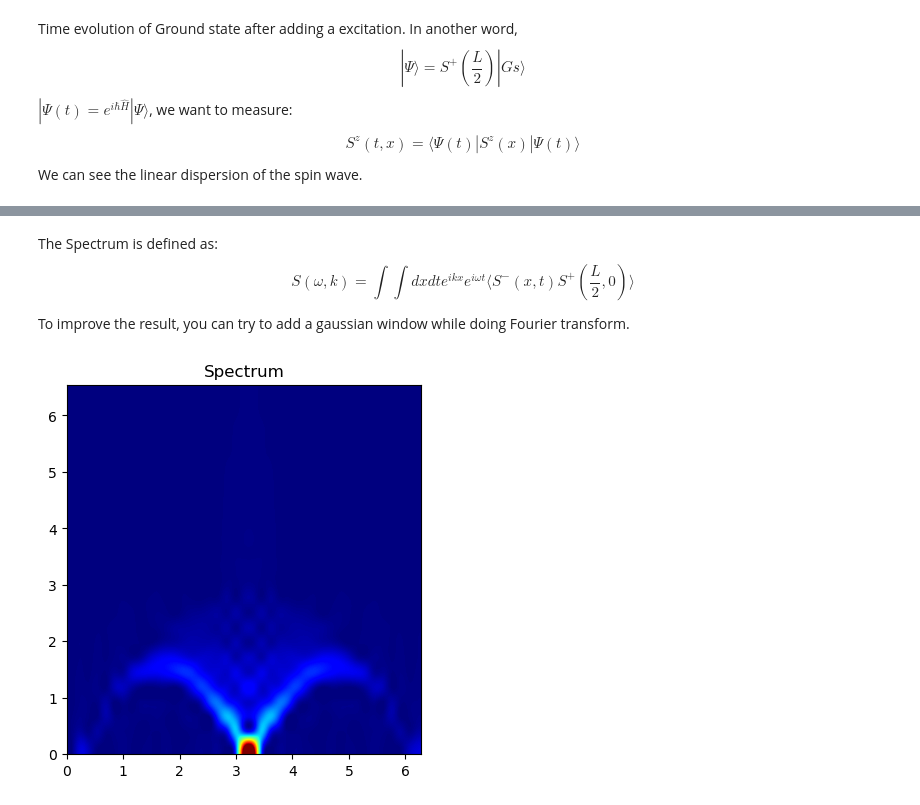
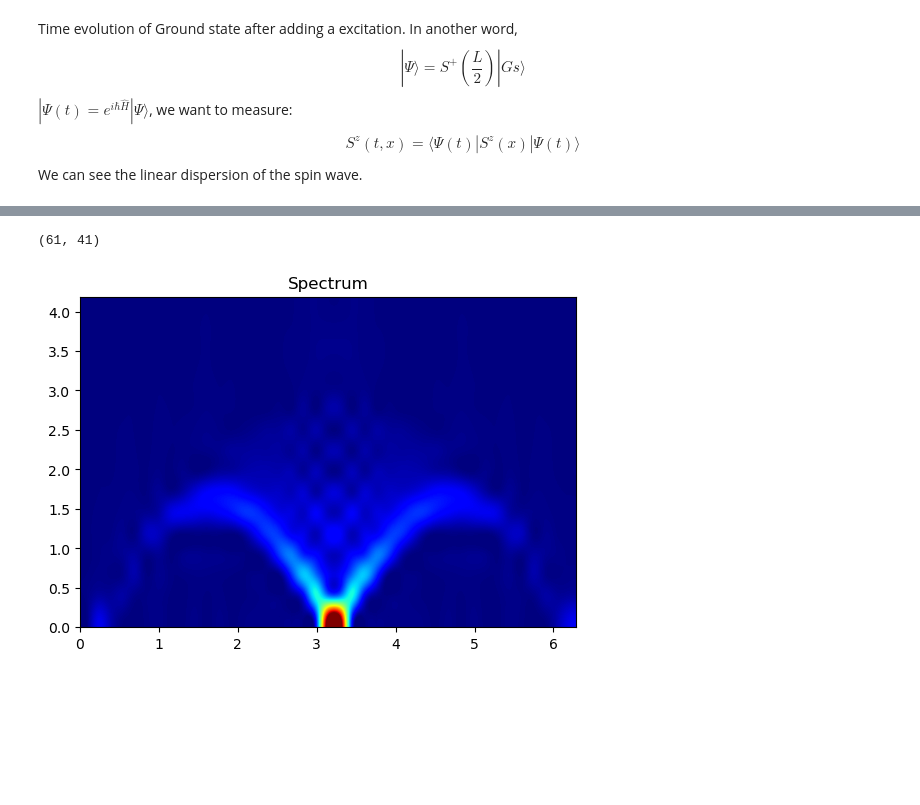
Before and after one commit to DavidGoing/DMRG, a Jupyter notebook: DMRG_TDVP.ipynb, the cells around one changed output, grey strips where cells are left out. Drawn from its saved outputs; the diff is of its cells as text; code cells hidden in the pictures; blank space fills up the shorter version.

```diff
--- a/DMRG_TDVP.ipynb
+++ b/DMRG_TDVP.ipynb
@@ -51,7 +51,7 @@ def contract_from_right(W, A, F, B):
     # return np.einsum("abst,sij,bjl,tkl->aik",W,A,F,B, optimize=True)
     Temp = np.einsum("sij,bjl->sbil", A, F)
     Temp = np.einsum("sbil,abst->tail", Temp, W)
-    return np.einsum("tail,tkl->aik", Temp, B)
+    return np.einsum("tail,tkl->aik", Temp, B.conjugate())
 
 
 def contract_from_left(W, A, E, B):
@@ -60,7 +60,7 @@ def contract_from_left(W, A, E, B):
     # return np.einsum("abst,sij,aik,tkl->bjl",W,A,E,B, optimize=True)
     Temp = np.einsum("sij,aik->sajk", A, E)
     Temp = np.einsum("sajk,abst->tbjk", Temp, W)
-    return np.einsum("tbjk,tkl->bjl", Temp, B)
+    return np.einsum("tbjk,tkl->bjl", Temp, B.conjugate())
 
 
 # construct the F-matrices for all sites except the first
@@ -254,8 +254,6 @@ print("Final energy expectation value {}".format(Energy))
 
 H2 = Expectation(MPS, HamSquared, MPS)
 print("variance = {:16.12f}".format(H2 - Energy * Energy))
-
-Gs = copy.deepcopy(MPS)
 # %% [output]
 Sweep 0 Sites 0,1    Energy -10.309016994375    States    2 Truncation   0.000000000000
 Sweep 0 Sites 1,2    Energy -10.439692620786    States    2 Truncation   0.000000000000
@@ -525,27 +556,25 @@ plt.close()
-# %% [markdown]
-The Spectrum is defined as:
-$$
-S(\omega,k) = \int\int dx dt e^{ikx} e^{i\omega t} \langle S^-(x,t)S^+(\frac{L}{2},0) \rangle
-$$
-
-To improve the result, you can try to add a gaussian window while doing Fourier transform.
+# %%
+Correlaion_SpSm.shape
+# %% [output]
+(61, 41)
 # %%
-phase_factor = [np.exp(Energy*1j*tau*i) for i in range(-time_slice,time_slice+1)]
+
+phase_factor = [np.exp(-Energy*1j*tau*i) for i in range(-time_slice,time_slice+1)]
 
 Correlation = np.transpose(np.array(Correlaion_SpSm))
 Correlation = np.concatenate((np.flip(Correlation[:, 1:].conjugate(), axis=1), Correlation), axis=1)
 Correlation = Correlation @ np.diag(phase_factor)
 Spec = np.absolute(np.fft.fft2(Correlation))
-# Spec = Spec[:, 68:52:-1]
-Spec = Spec[:, 1065:1090]
+Spec = Spec[:, 16:0:-1]
+# Spec = Spec[:, 1065:1090]
 NumOmega = np.shape(Spec)[1]
 K = np.outer(np.linspace(0, np.pi * 2, N), np.ones(NumOmega))
 W = np.outer(np.ones(N), np.linspace(0, NumOmega * np.pi / (tau * time_slice), NumOmega))
 fig, ax = plt.subplots()
 im = ax.imshow(abs(Spec).T, interpolation='Spline36', cmap="jet",
                origin='lower', extent=[0, 2*np.pi,0 ,  NumOmega * np.pi / (tau * time_slice)],
                vmax=abs(Spec).max(), vmin=0)
 ax.set_title('Spectrum')
 plt.show()
 # %% [output]
-[figure, old version]
+[figure, new version]
```
Also changed, not shown: parts of 10 cells of this notebook.
